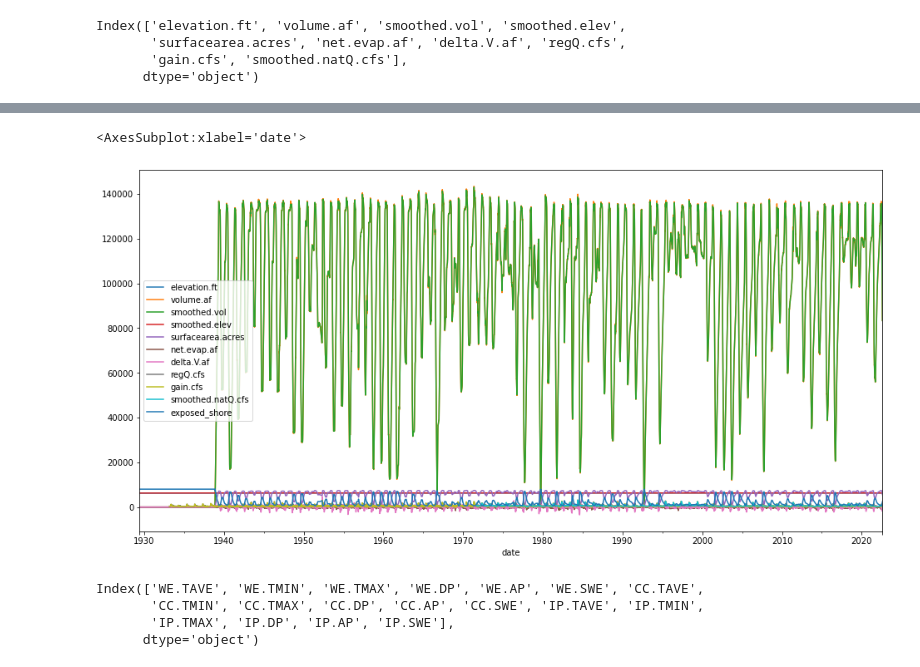
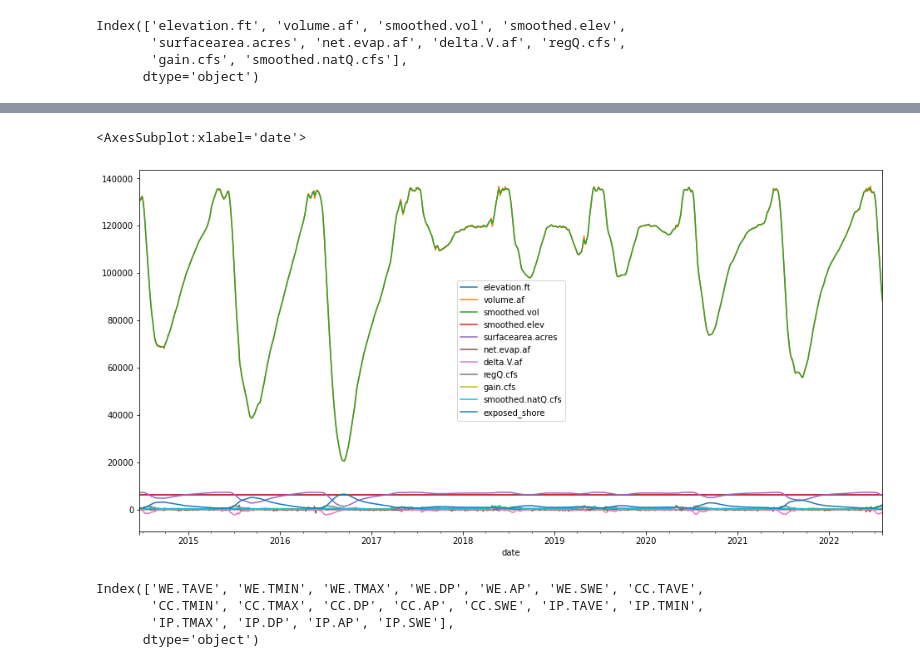
Before and after one commit to Krispy3/HFF_Water, a Jupyter notebook: scratch.ipynb, the cells around one changed output, grey strips where cells are left out. Cells and saved outputs as stored; diff of their text form; code cells hidden in the pictures.

```diff
--- a/scratch.ipynb
+++ b/scratch.ipynb
@@ -151,12 +164,17 @@ ipe_daily.corr()
 hydro_df = pd.read_csv('data/IslandPark.TS.csv')
 hydro_df['date'] = pd.to_datetime(hydro_df['date'])
 hydro_df.set_index(['date'], inplace=True)
+hydro_df.index.names = ['date']
 hydro_df.columns
 # %% [output]
 Index(['elevation.ft', 'volume.af', 'smoothed.vol', 'smoothed.elev',
        'surfacearea.acres', 'net.evap.af', 'delta.V.af', 'regQ.cfs',
        'gain.cfs', 'smoothed.natQ.cfs'],
       dtype='object')
+# %%
+hydro_df = hydro_df['2014-06-20':'2022-08-01']
+# %%
+hydro_interp = hydro_df.interpolate(method='spline', order=2)
 # %%
 # calculate exposed shoreline
-hydro_df['exposed_shore'] = 8000 - hydro_df['surfacearea.acres']
+hydro_interp['exposed_shore'] = 8000 - hydro_interp['surfacearea.acres']
@@ -180,8 +198,8 @@ hydro_df
 # %%
-hydro_df.plot(figsize=(16,8))
+hydro_interp.plot(figsize=(16,8))
 # %% [output]
 <AxesSubplot:xlabel='date'>
-[figure, old version]
+[figure, new version]
 # %%
 climate_df = pd.read_csv('data/Clean.Climate.TS.csv')
 climate_df['Date'] = pd.to_datetime(climate_df['Date'])
```
Also changed, not shown: parts of 51 cells of this notebook.
